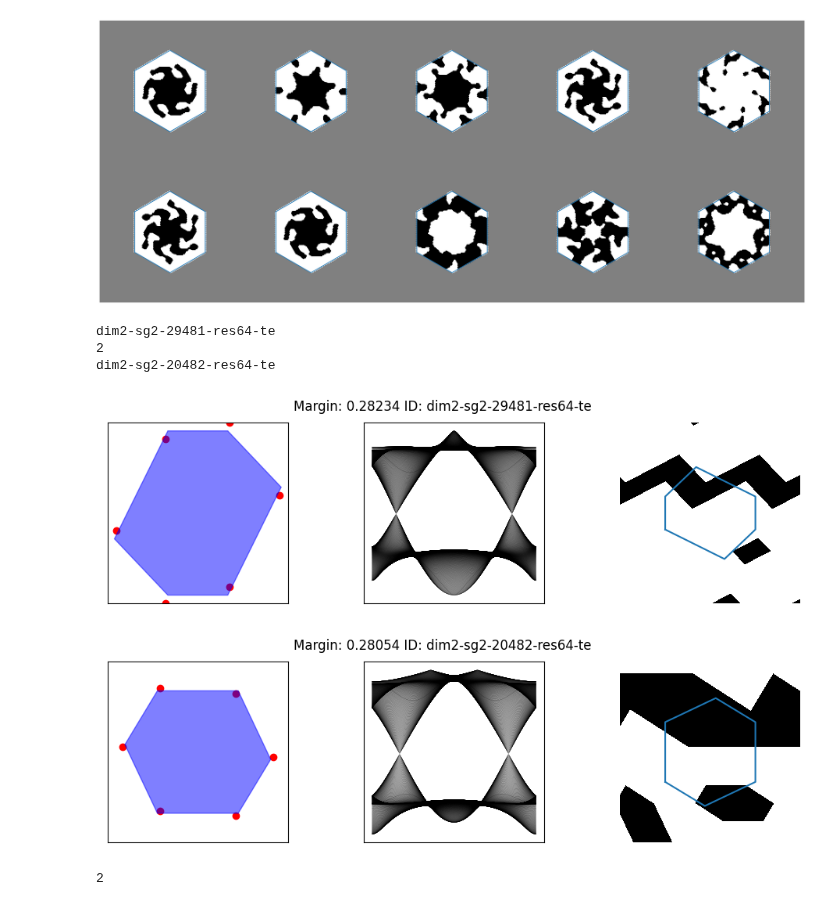
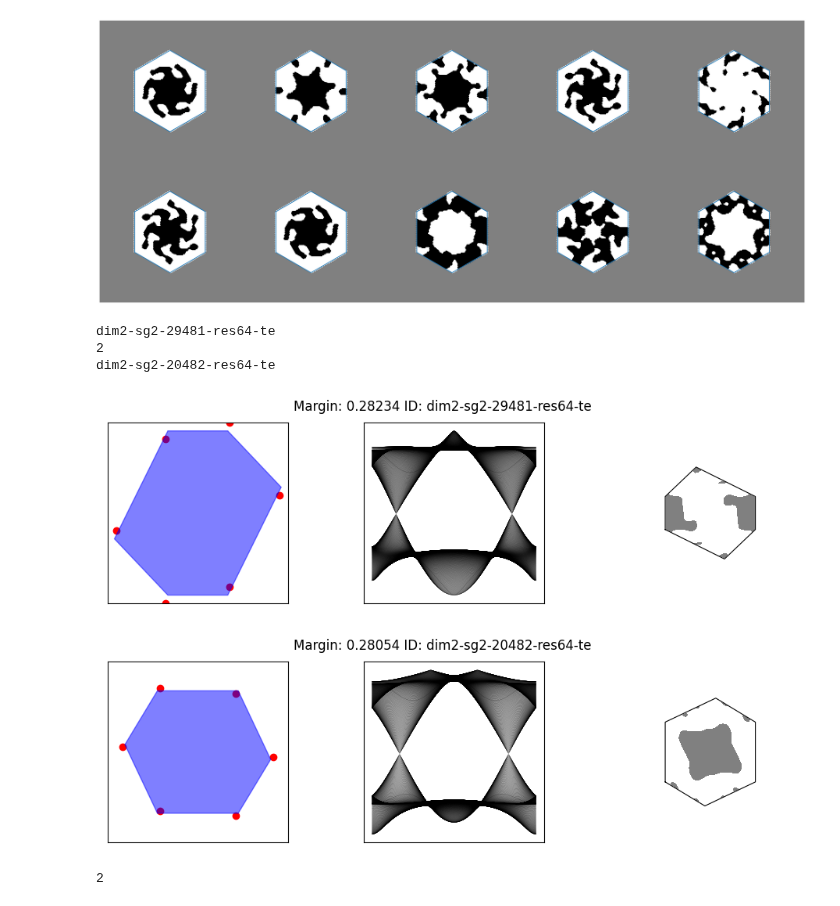
Before and after one commit to AliGhorashiCMT/Topological-Prevalence, a Jupyter notebook: Figure 2.ipynb, the cells around one changed output. Drawn from its saved outputs; the diff is of its cells as text; code cells hidden in the pictures.

```diff
--- a/Figure 2.ipynb
+++ b/Figure 2.ipynb
@@ -569,34 +595,35 @@ for nodal_point_calcname in nodal_point_calcnames[1:2]
             #contour(X, Y, reshape(log.(band2 .- nodal_point_value), (501, 501)), 0, cmap="hot")
         end
     end
     suptitle("Margin: $(round(margin, digits=5)) ID: $nodal_point_calcname")
 
     xleft, xright = gca().get_xlim()
     ydown, yup = gca().get_ylim()
     gca().set_aspect((xright-xleft)/(yup-ydown))
 
     subplot(1, 3, 2)
     for yidx in 1:501
         plot(reshape(band2, (501, 501))[1:501, yidx], color="black", linewidth=0.1)
         plot(reshape(band1, (501, 501))[1:501, yidx], color="black", linewidth=0.1)
     end
     xleft, xright = gca().get_xlim()
     ydown, yup = gca().get_ylim()
     gca().set_aspect((xright-xleft)/(yup-ydown))
 
 
     xticks(Float64[])
     yticks(Float64[])
     subplot(1, 3, 3)
 
     wigner_cell = wignerseitz(Rs)
-    wigner_plot(flat, Rs, wigner_cell; isoval=isoval, fig=fig, ax=gca(), translation_vector=[0, 0.5], xyz = range(-2, 2, length=10))
+    wigner_plot(flat, Rs, wigner_cell; isoval=isoval, fig=fig, ax=gca(), translation_vector=[0, 0], xyz = range(-1, 1, length=500),
+    in_polygon=true)
     #savefig("$(nodal_point_calcname)_nodal_point.pdf")
 end
 # %% [output]
 dim2-sg2-29481-res64-te
 2
 dim2-sg2-20482-res64-te
-[figure, old version]
+[figure, new version]
-[figure, old version]
+[figure, new version]
 2
```
Also changed, not shown: parts of 8 cells of this notebook.
